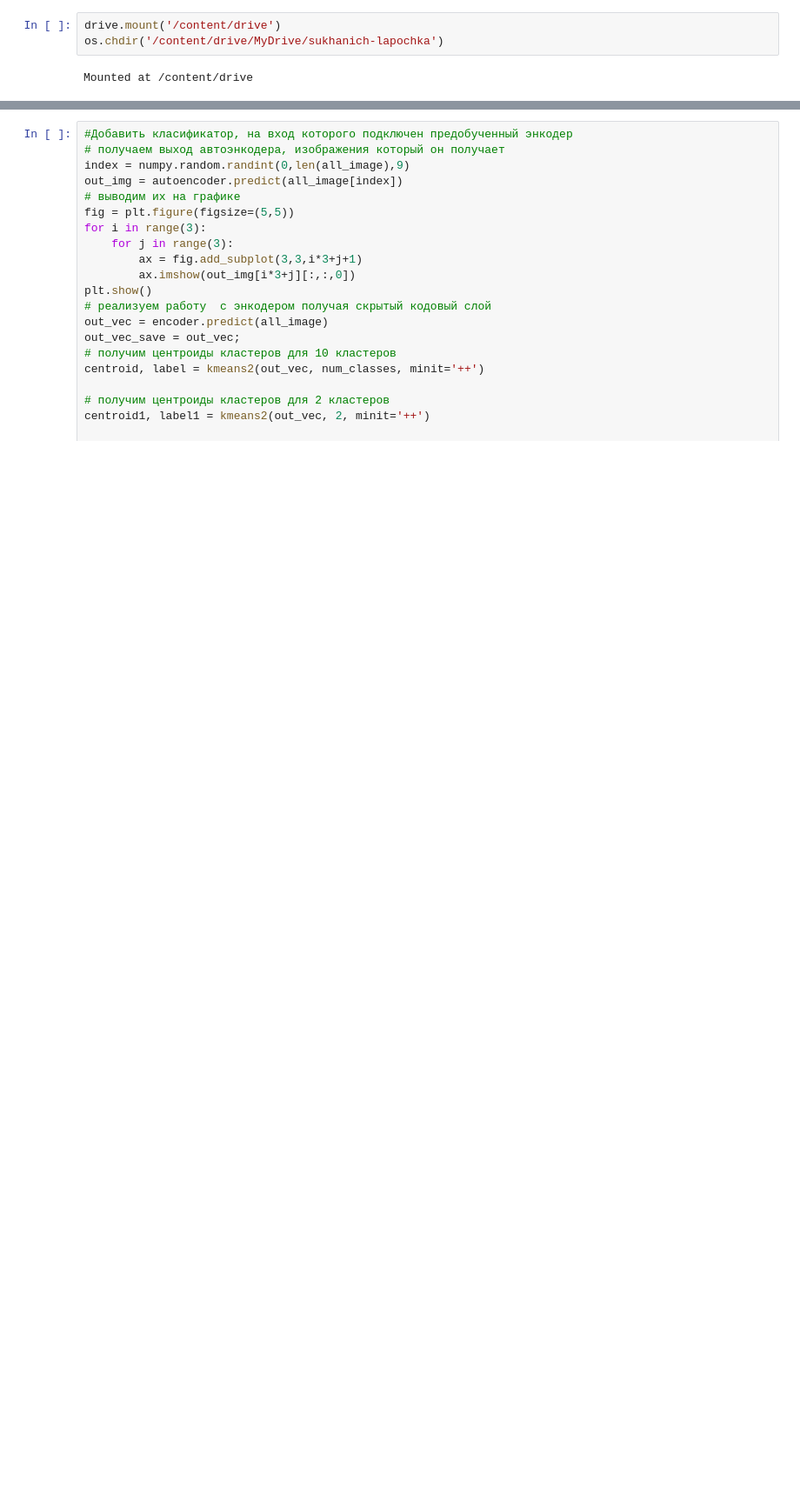
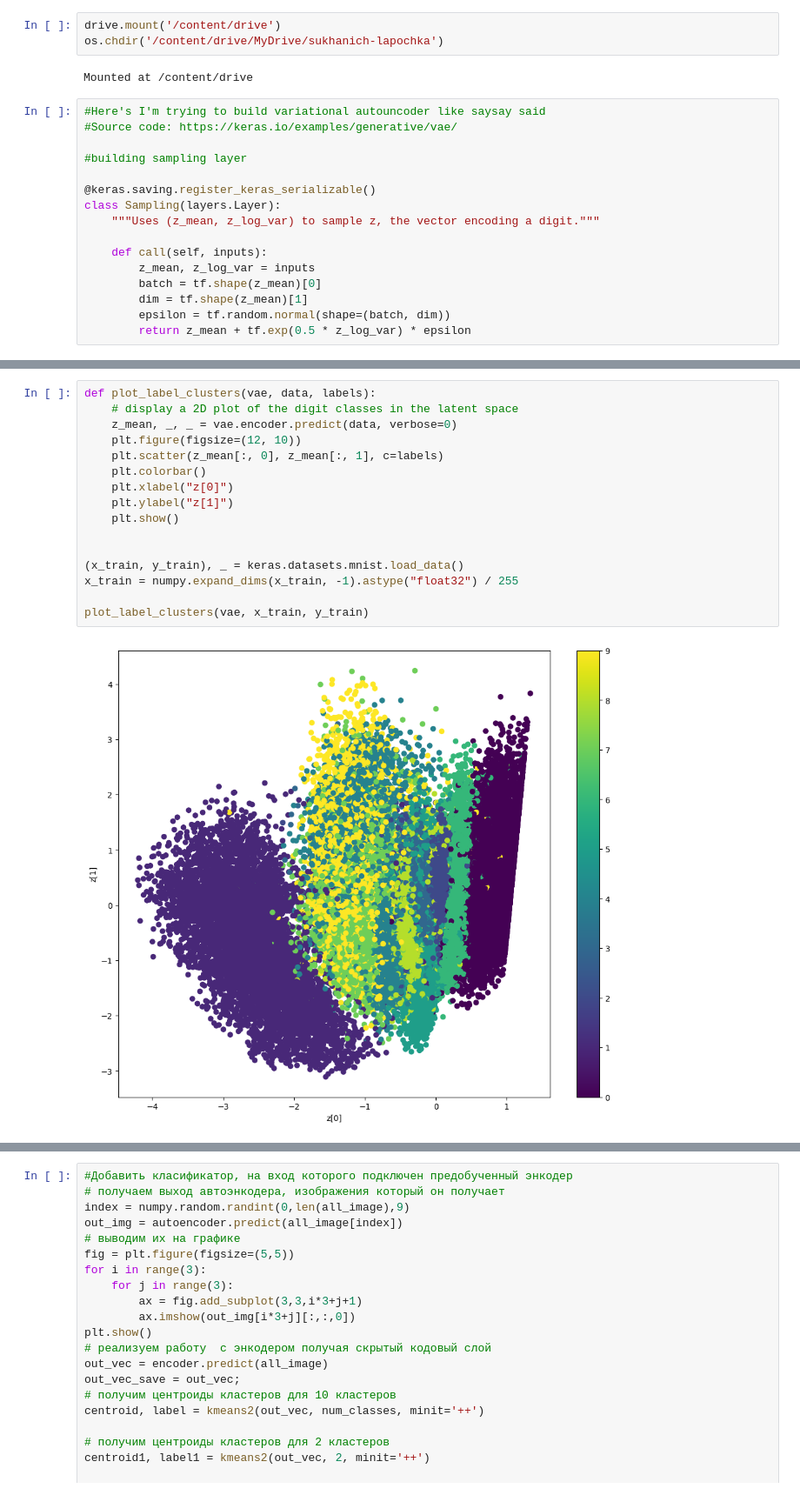
Before and after one commit to TaSC-TUSUR/Sukhanich-lapochka, a Jupyter notebook: autoencoder.ipynb, the cells around one changed output, grey strips where cells are left out. Shown at 87% size. Drawn from its saved outputs; the diff is of its cells as text; blank space fills up the shorter version.

Commit message:
added VAE (variational autoencoder), made classifier_history work with it

```diff
--- a/autoencoder.ipynb
+++ b/autoencoder.ipynb
@@ -16,3 +22,19 @@ drive.mount('/content/drive')
 os.chdir('/content/drive/MyDrive/sukhanich-lapochka')
 # %% [output]
 Mounted at /content/drive
+# %%
+#Here's I'm trying to build variational autouncoder like saysay said
+#Source code: https://keras.io/examples/generative/vae/
+
+#building sampling layer
+
+@keras.saving.register_keras_serializable()
+class Sampling(layers.Layer):
+    """Uses (z_mean, z_log_var) to sample z, the vector encoding a digit."""
+
+    def call(self, inputs):
+        z_mean, z_log_var = inputs
+        batch = tf.shape(z_mean)[0]
+        dim = tf.shape(z_mean)[1]
+        epsilon = tf.random.normal(shape=(batch, dim))
+        return z_mean + tf.exp(0.5 * z_log_var) * epsilon
@@ -19,3 +182,21 @@ Mounted at /content/drive
+# %%
+def plot_label_clusters(vae, data, labels):
+    # display a 2D plot of the digit classes in the latent space
+    z_mean, _, _ = vae.encoder.predict(data, verbose=0)
+    plt.figure(figsize=(12, 10))
+    plt.scatter(z_mean[:, 0], z_mean[:, 1], c=labels)
+    plt.colorbar()
+    plt.xlabel("z[0]")
+    plt.ylabel("z[1]")
+    plt.show()
+
+
+(x_train, y_train), _ = keras.datasets.mnist.load_data()
+x_train = numpy.expand_dims(x_train, -1).astype("float32") / 255
+
+plot_label_clusters(vae, x_train, y_train)
+# %% [output]
+[figure, added]
 # %%
 nw = 28
 nh = 28
```
Also changed, not shown: parts of 11 cells of this notebook.
